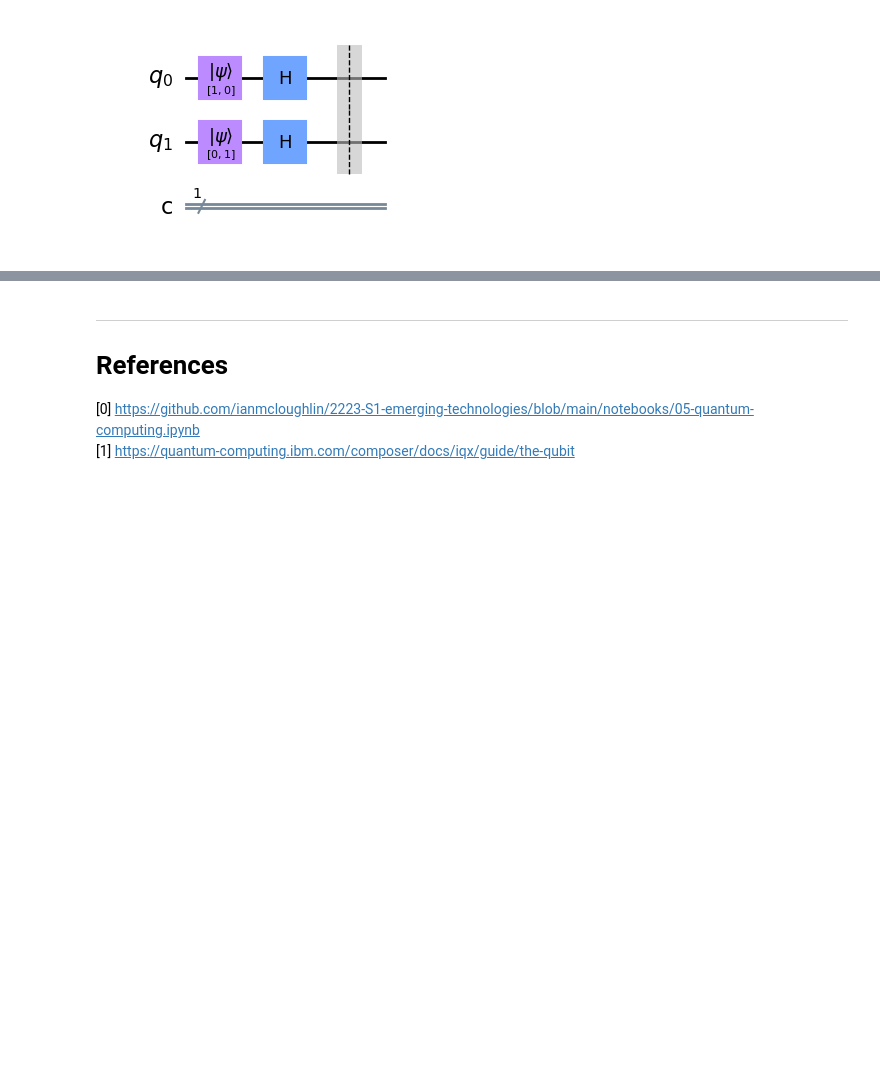
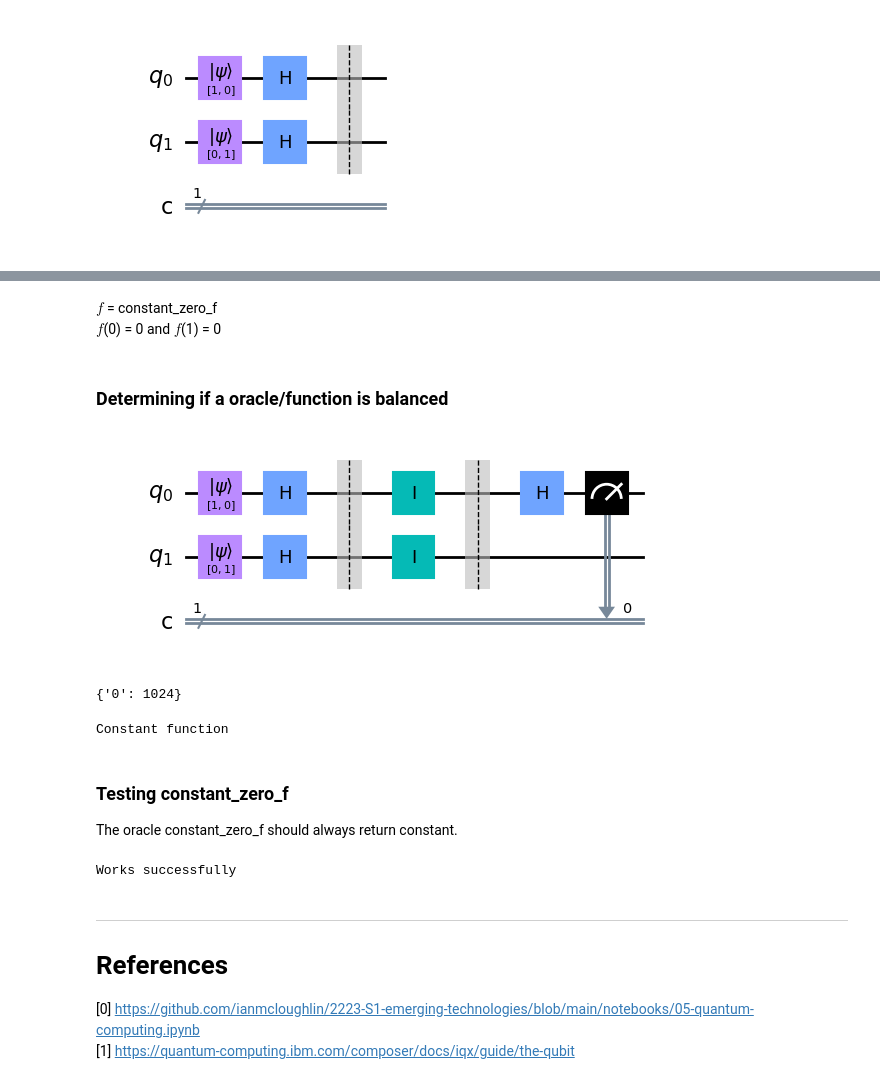
Before and after one commit to G00378925/emerging-technologies, a Jupyter notebook: notebooks/05-quantum-computing.ipynb, the cells around one changed output, grey strips where cells are left out. Saved outputs shown, nothing was run; the diff lists cells and outputs as text; code cells hidden in the pictures; blank space fills up the shorter version.

```diff
--- a/notebooks/05-quantum-computing.ipynb
+++ b/notebooks/05-quantum-computing.ipynb
@@ -304,3 +346,52 @@ entry_circuit.draw(output='mpl')
+# %% [markdown]
+$f$ = constant_zero_f<br>
+$f$(0) = 0 and $f$(1) = 0
+# %% [markdown]
+### Determining if a oracle/function is balanced
+# %%
+# List of all oracles from above
+oracle_list = [
+    constant_zero_f
+]
+
+# Pick a random from the list
+random_oracle = random.choice(oracle_list)
+
+# Adding the entry circuit, the random oracle thats either balanced or constant
+# and the exit circuit
+complete_deutsch_circuit = entry_circuit
+complete_deutsch_circuit = complete_deutsch_circuit.compose(random_oracle)
+complete_deutsch_circuit = complete_deutsch_circuit.compose(exit_circuit)
+
+complete_deutsch_circuit.draw(output="mpl")
+# %% [output]
+[figure, added]
+# %%
+aer_simulator = qiskit.Aer.get_backend("aer_simulator")
+
+print(result := aer_simulator.run(complete_deutsch_circuit).result().get_counts())
+# %% [output]
+{'0': 1024}
+# %%
+if '1' in result: print("Balanced function")
+else: print("Constant function")
+# %% [output]
+Constant function
+# %% [markdown]
+### Testing constant_zero_f
+The oracle constant_zero_f should always return constant.
+# %%
+complete_deutsch_circuit = entry_circuit
+complete_deutsch_circuit = complete_deutsch_circuit.compose(constant_zero_f)
+complete_deutsch_circuit = complete_deutsch_circuit.compose(exit_circuit)
+
+aer_simulator = qiskit.Aer.get_backend('aer_simulator')
+result = aer_simulator.run(complete_deutsch_circuit).result().get_counts()
+
+if '1' in result: print("Failure")
+else: print("Works successfully")
+# %% [output]
+Works successfully
 # %% [markdown]
 ***
 # References
```
Also changed, not shown: parts of 13 cells of this notebook.
